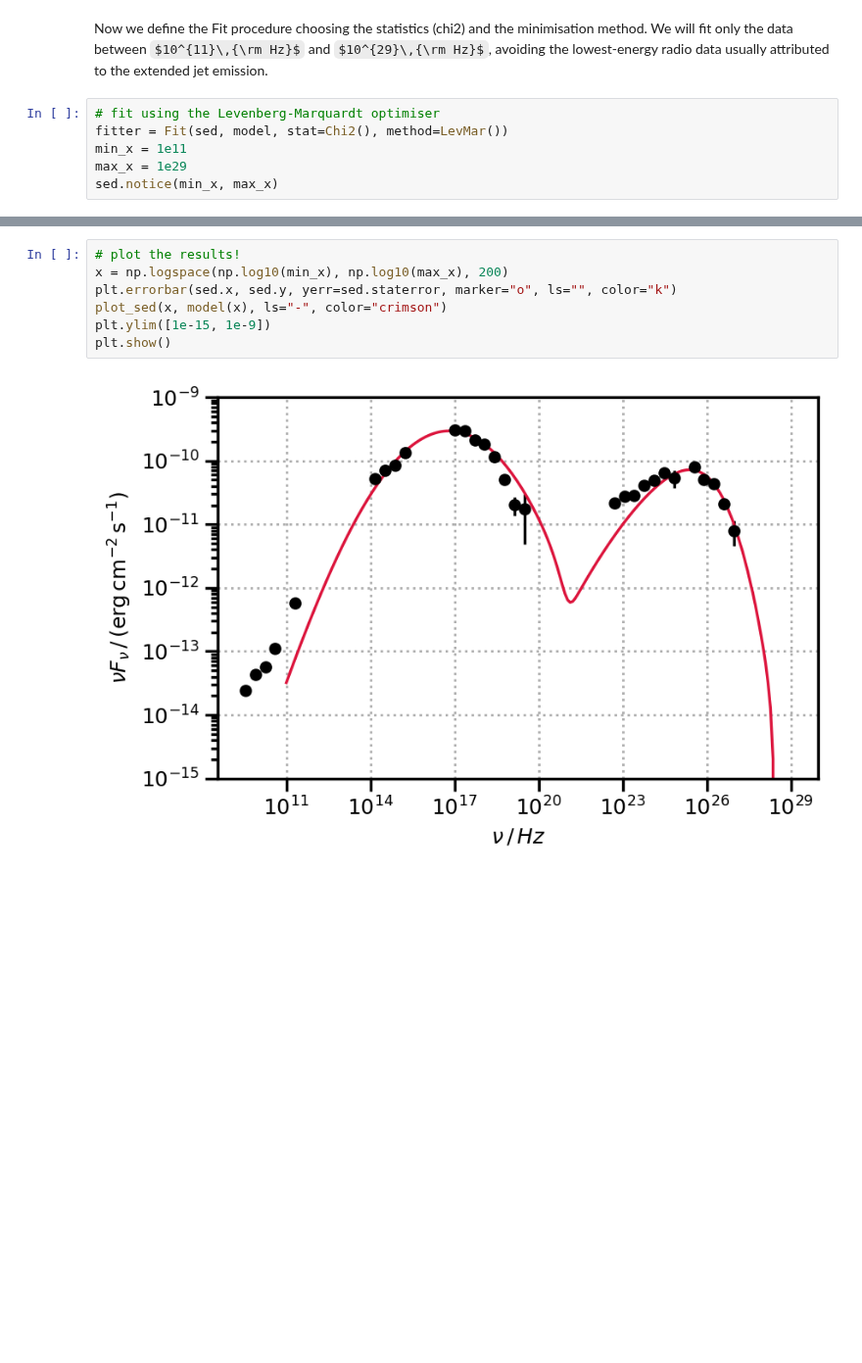
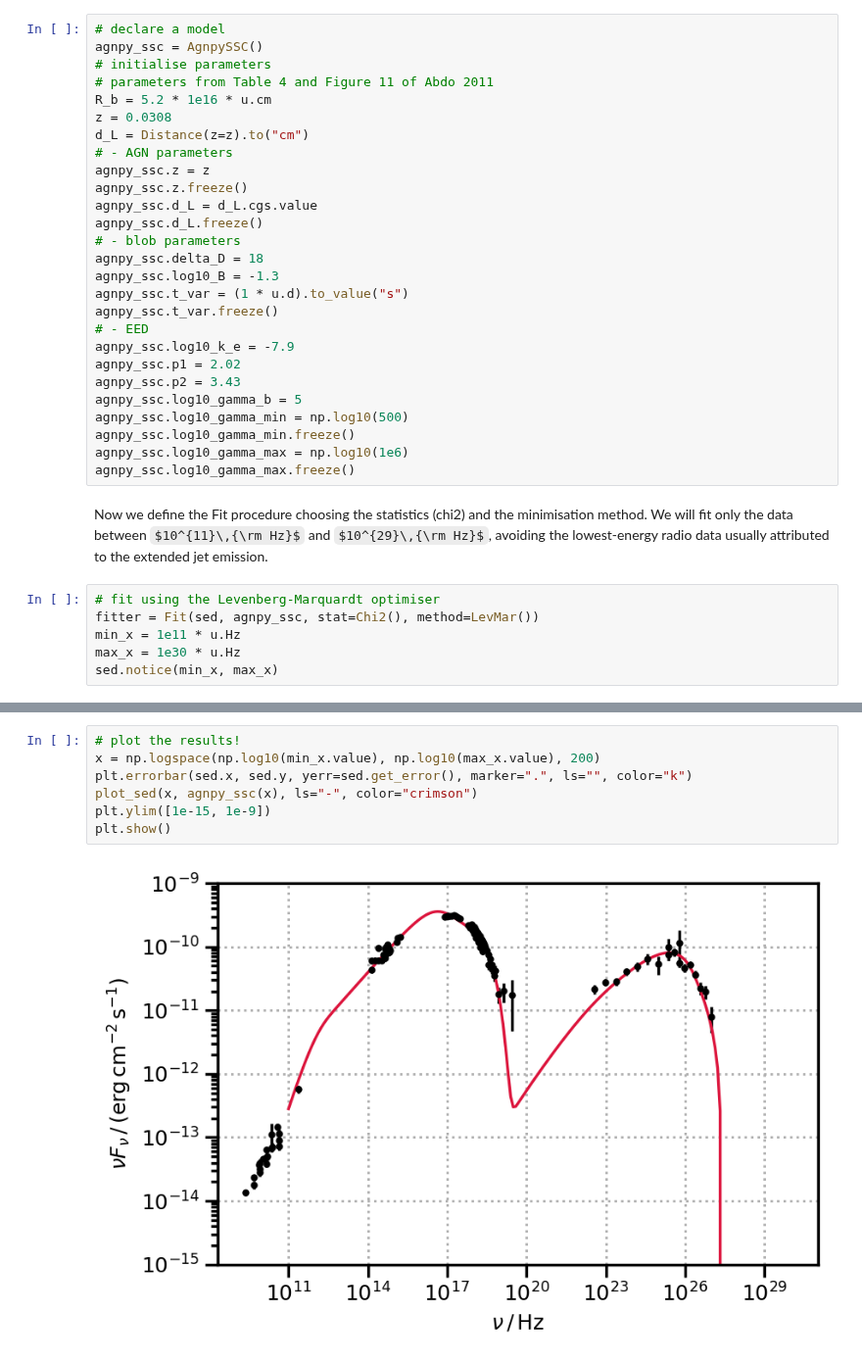
Before and after one commit to cosimoNigro/agnpy, a Jupyter notebook: docs/tutorials/ssc_sherpa_fit.ipynb, the cells around one changed output, grey strips where cells are left out. Shown at 98% size. Saved outputs shown, nothing was run; the diff lists cells and outputs as text; some formulas as TeX source; blank space fills up the shorter version.

Commit message:
updated Mrk421 and PKS1510-089 fit notebooks with new data and with adjustments made in agnpy paper

```diff
--- a/docs/tutorials/ssc_sherpa_fit.ipynb
+++ b/docs/tutorials/ssc_sherpa_fit.ipynb
@@ -199,10 +157,37 @@ ssc
+# %%
+# declare a model
+agnpy_ssc = AgnpySSC()
+# initialise parameters
+# parameters from Table 4 and Figure 11 of Abdo 2011
+R_b = 5.2 * 1e16 * u.cm
+z = 0.0308
+d_L = Distance(z=z).to("cm")
+# - AGN parameters
+agnpy_ssc.z = z
+agnpy_ssc.z.freeze()
+agnpy_ssc.d_L = d_L.cgs.value
+agnpy_ssc.d_L.freeze()
+# - blob parameters
+agnpy_ssc.delta_D = 18
+agnpy_ssc.log10_B = -1.3
+agnpy_ssc.t_var = (1 * u.d).to_value("s")
+agnpy_ssc.t_var.freeze()
+# - EED
+agnpy_ssc.log10_k_e = -7.9
+agnpy_ssc.p1 = 2.02
+agnpy_ssc.p2 = 3.43
+agnpy_ssc.log10_gamma_b = 5
+agnpy_ssc.log10_gamma_min = np.log10(500)
+agnpy_ssc.log10_gamma_min.freeze()
+agnpy_ssc.log10_gamma_max = np.log10(1e6)
+agnpy_ssc.log10_gamma_max.freeze()
 # %% [markdown]
 Now we define the Fit procedure choosing the statistics (chi2) and the minimisation method. We will fit only the data between $10^{11}\,{\rm Hz}$ and $10^{29}\,{\rm Hz}$, avoiding the lowest-energy radio data usually attributed to the extended jet emission.
 # %%
 # fit using the Levenberg-Marquardt optimiser
-fitter = Fit(sed, model, stat=Chi2(), method=LevMar())
-min_x = 1e11
-max_x = 1e29
+fitter = Fit(sed, agnpy_ssc, stat=Chi2(), method=LevMar())
+min_x = 1e11 * u.Hz
+max_x = 1e30 * u.Hz
 sed.notice(min_x, max_x)
 # %%
 %%time
@@ -230,9 +217,9 @@ Wall time: 13.6 s
 # %%
 # plot the results!
-x = np.logspace(np.log10(min_x), np.log10(max_x), 200)
-plt.errorbar(sed.x, sed.y, yerr=sed.staterror, marker="o", ls="", color="k")
-plot_sed(x, model(x), ls="-", color="crimson")
+x = np.logspace(np.log10(min_x.value), np.log10(max_x.value), 200)
+plt.errorbar(sed.x, sed.y, yerr=sed.get_error(), marker=".", ls="", color="k")
+plot_sed(x, agnpy_ssc(x), ls="-", color="crimson")
 plt.ylim([1e-15, 1e-9])
 plt.show()
 # %% [output]
-[figure, old version]
+[figure, new version]
```
Also changed, not shown: parts of 14 cells of this notebook, 1 other file.
